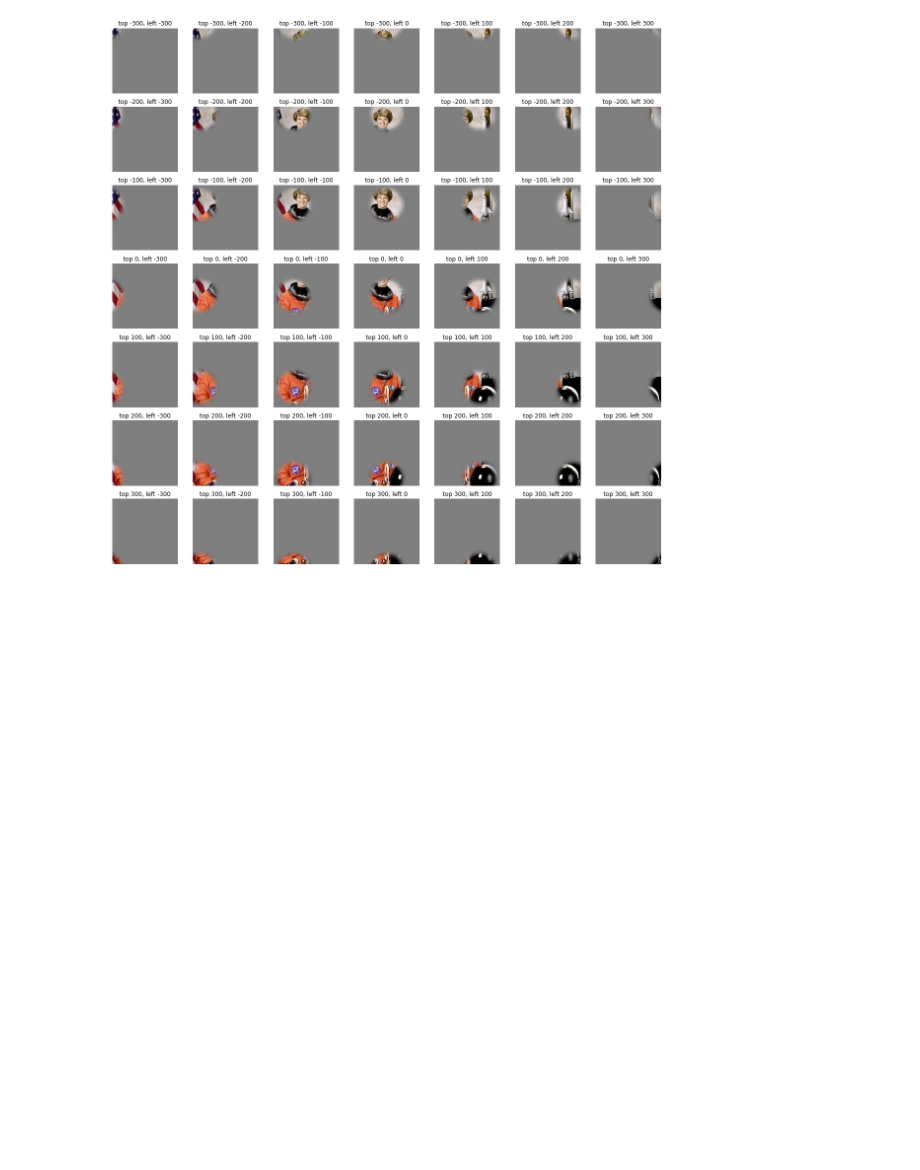
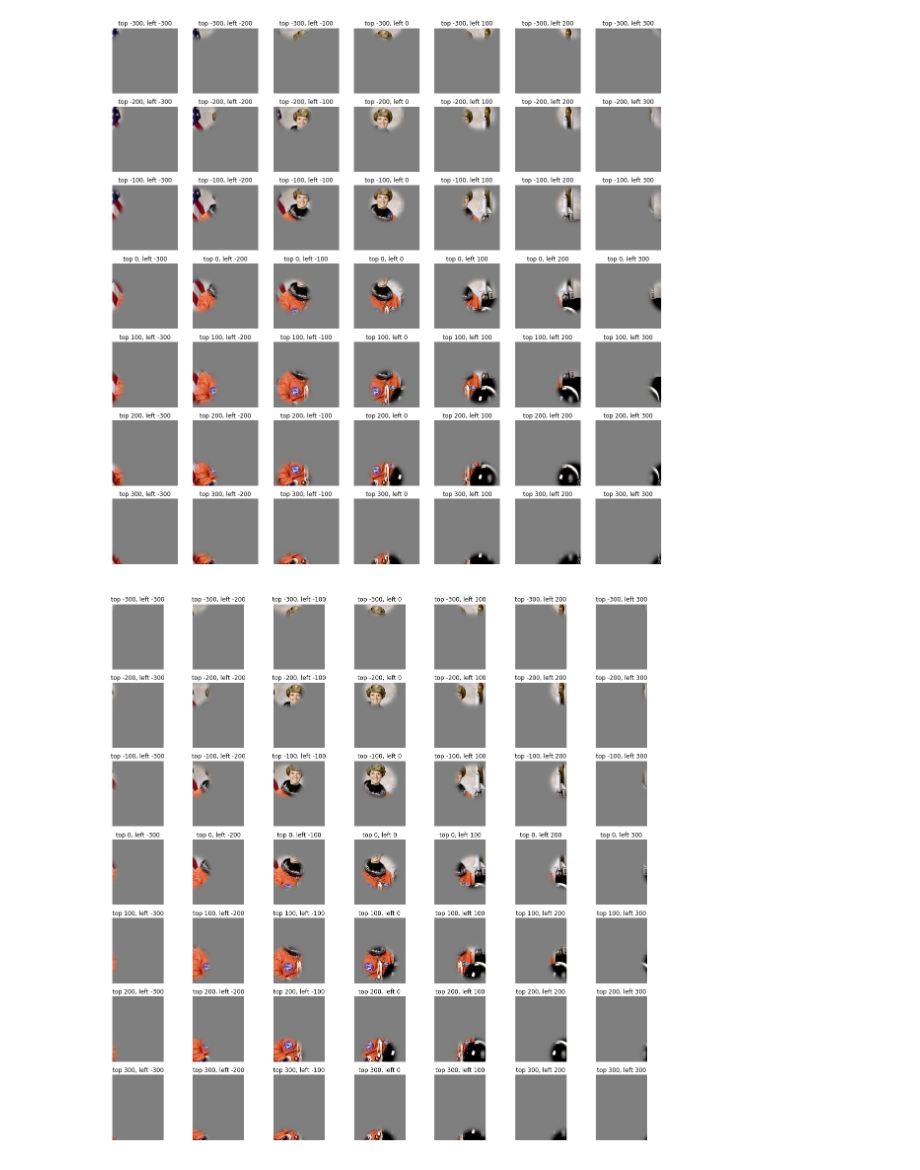
Before and after one commit to leelabcnbc/leelab-toolbox, a Jupyter notebook: examples/aperture.ipynb, the cells around one changed output. Cells and saved outputs as stored; diff of their text form; code cells hidden in the pictures; blank space fills up the shorter version.

```diff
--- a/examples/aperture.ipynb
+++ b/examples/aperture.ipynb
@@ -73,3 +101,30 @@ for (aperture_idx, aperture_size), (gauss_idx, gaussian_width) in product(enumer
 plt.show()
 # %% [output]
 [figure]
+# %%
+# then, show different shift.
+# notice of of bound is acceptable.
+shift_list = [-300, -200, -100, 0, 100, 200, 300]
+
+plt.close('all')
+fig, axes = plt.subplots(nrows=len(shift_list), ncols=len(shift_list),
+                         squeeze=False, figsize=(20, 20))
+
+for (aperture_idx, aperture_size), (gauss_idx, gaussian_width) in product(enumerate(shift_list),
+                                                                          enumerate(shift_list)):
+
+    steps = ['aperture']
+    pars = {
+        'aperture':{'size': 200,
+                      'gaussian_width': 20,
+                     'shift': (aperture_size, gaussian_width)
+                      }
+    }
+    images_process_pipeline, pars_real, order_real = pipeline.preprocessing_pipeline(steps, pars, steps)
+    ax = axes[aperture_idx, gauss_idx]
+    ax.set_title(f'top {aperture_size}, left {gaussian_width}')
+    ax.imshow(images_process_pipeline.transform(astronaut_img[selector])[0])
+    ax.axis('off')
+plt.show()
+# %% [output]
+[figure, added]
```
Also changed, not shown: parts of 1 cell of this notebook.
